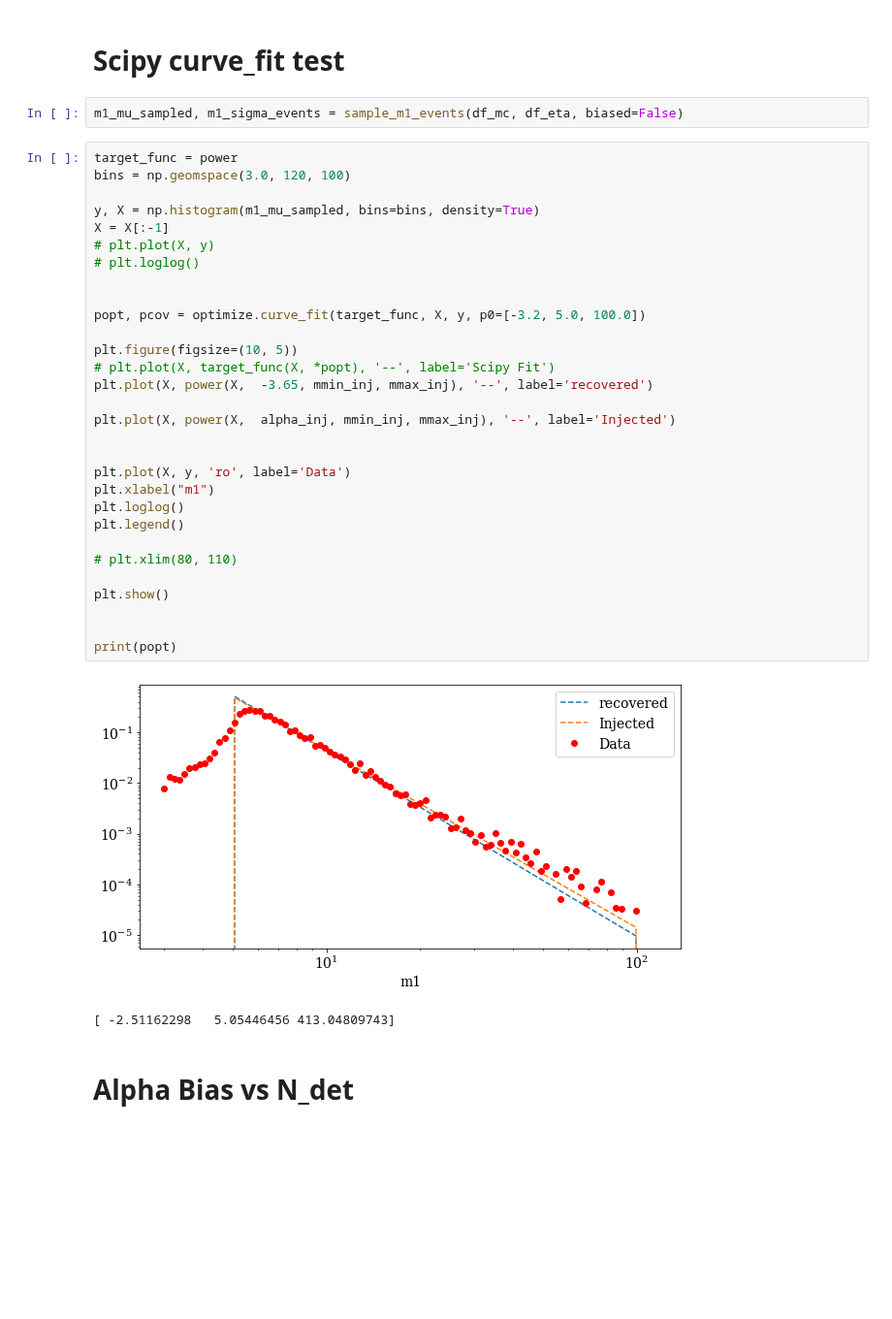
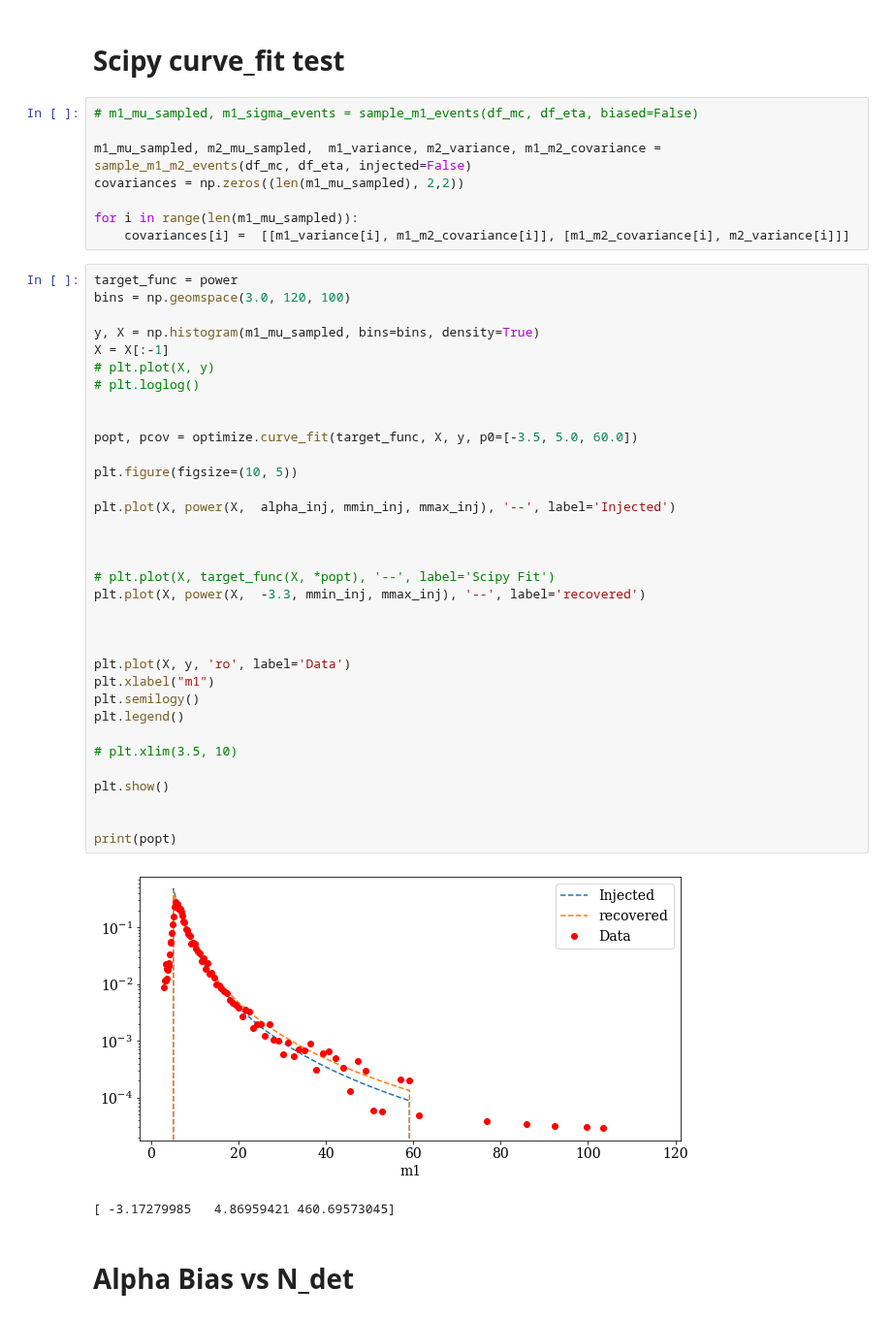
Before and after one commit to veome22/hybrid_waveforms, a Jupyter notebook: powerlaw_population_inference.ipynb, the cells around one changed output. Shown at 97% size. Cells and saved outputs as stored; diff of their text form; blank space fills up the shorter version.

```diff
--- a/powerlaw_population_inference.ipynb
+++ b/powerlaw_population_inference.ipynb
@@ -2642,40 +2637,50 @@ print(mmax_mcmc)
 # %% [markdown]
 # Scipy curve_fit test
-# %%
-m1_mu_sampled, m1_sigma_events = sample_m1_events(df_mc, df_eta, biased=False)
+# %%
+# m1_mu_sampled, m1_sigma_events = sample_m1_events(df_mc, df_eta, biased=False)
+
+m1_mu_sampled, m2_mu_sampled,  m1_variance, m2_variance, m1_m2_covariance = sample_m1_m2_events(df_mc, df_eta, injected=False)
+covariances = np.zeros((len(m1_mu_sampled), 2,2))
+
+for i in range(len(m1_mu_sampled)):
+    covariances[i] =  [[m1_variance[i], m1_m2_covariance[i]], [m1_m2_covariance[i], m2_variance[i]]]
 # %%
 target_func = power
 bins = np.geomspace(3.0, 120, 100)
 
 y, X = np.histogram(m1_mu_sampled, bins=bins, density=True)
 X = X[:-1]
 # plt.plot(X, y)
 # plt.loglog()
 
 
-popt, pcov = optimize.curve_fit(target_func, X, y, p0=[-3.2, 5.0, 100.0])
+popt, pcov = optimize.curve_fit(target_func, X, y, p0=[-3.5, 5.0, 60.0])
 
 plt.figure(figsize=(10, 5))
-# plt.plot(X, target_func(X, *popt), '--', label='Scipy Fit')
-plt.plot(X, power(X,  -3.65, mmin_inj, mmax_inj), '--', label='recovered')
 
 plt.plot(X, power(X,  alpha_inj, mmin_inj, mmax_inj), '--', label='Injected')
 
 
+
+# plt.plot(X, target_func(X, *popt), '--', label='Scipy Fit')
+plt.plot(X, power(X,  -3.3, mmin_inj, mmax_inj), '--', label='recovered')
+
+
+
 plt.plot(X, y, 'ro', label='Data')
 plt.xlabel("m1")
-plt.loglog()
+plt.semilogy()
 plt.legend()
 
-# plt.xlim(80, 110)
+# plt.xlim(3.5, 10)
 
 plt.show()
 
 
 print(popt)
 # %% [output]
-[figure, old version]
+[figure, new version]
-[ -2.51162298   5.05446456 413.04809743]
+[ -3.17279985   4.86959421 460.69573045]
 # %% [markdown]
 # Alpha Bias vs N_det
 # %%
```
Also changed, not shown: parts of 81 cells of this notebook.
